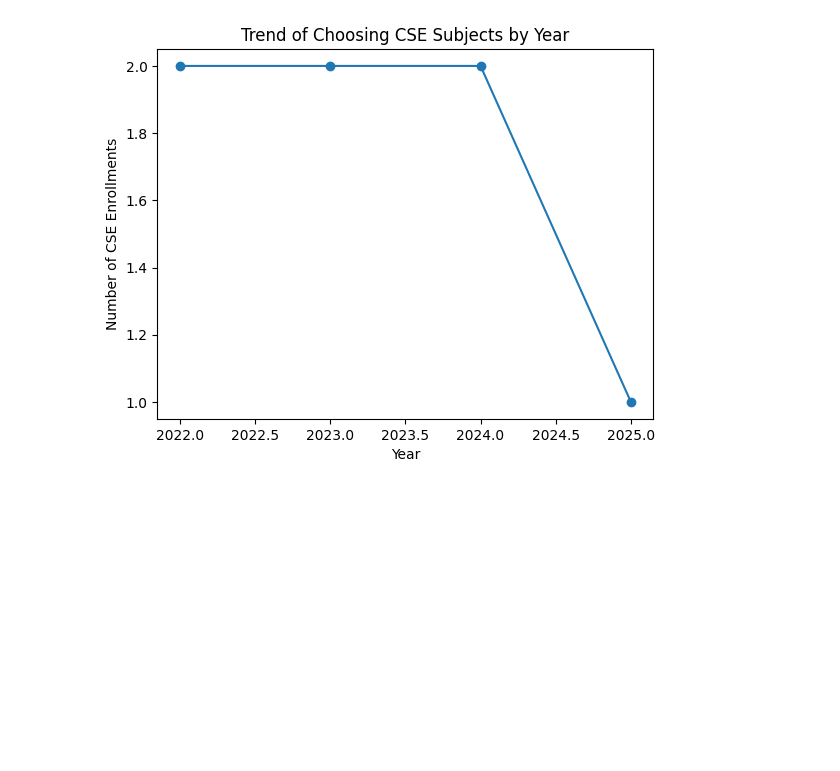
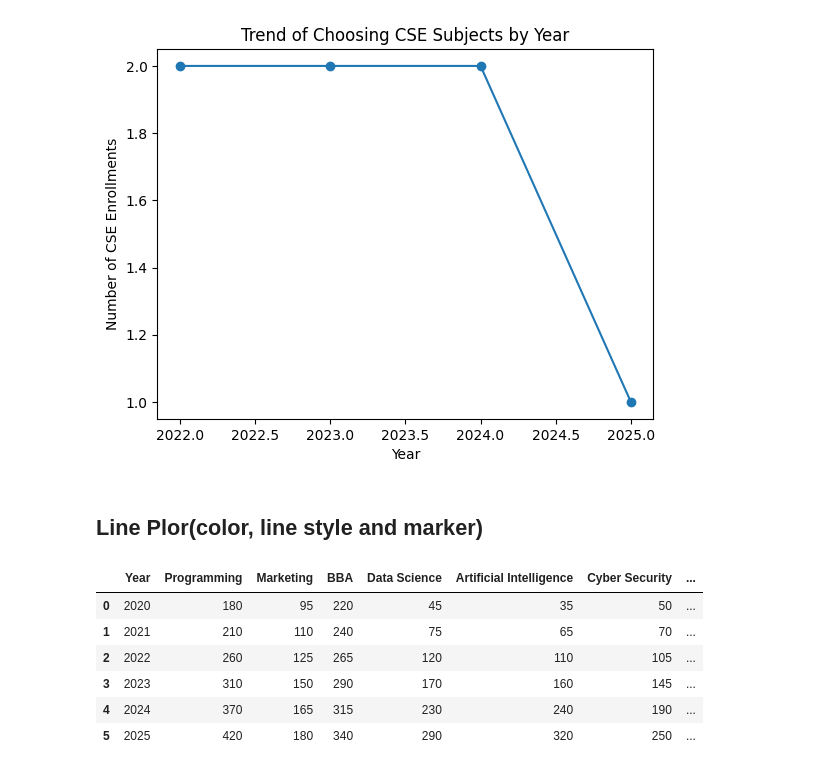
Before and after one commit to ZohanaZuthi/Phitron-AI-ML, a Jupyter notebook: Visualization_with_matplotlib/module_13.ipynb, the cells around one changed output. Cells and saved outputs as stored; diff of their text form; code cells hidden in the pictures; blank space fills up the shorter version.

```diff
--- a/Visualization_with_matplotlib/module_13.ipynb
+++ b/Visualization_with_matplotlib/module_13.ipynb
@@ -105,3 +105,16 @@ plt.title("Trend of Choosing CSE Subjects by Year")
 # %% [output]
 Text(0.5, 1.0, 'Trend of Choosing CSE Subjects by Year')
 [figure]
+# %% [markdown]
+## Line Plor(color, line style and marker)
+# %%
+df=pd.read_csv("../media/yearly_category_enrollment.csv")
+df
+# %% [output]
+|  | Year | Programming | Marketing | BBA | Data Science | Artificial Intelligence | Cyber Security | ... |
+| 0 | 2020 | 180 | 95 | 220 | 45 | 35 | 50 | ... |
+| 1 | 2021 | 210 | 110 | 240 | 75 | 65 | 70 | ... |
+| 2 | 2022 | 260 | 125 | 265 | 120 | 110 | 105 | ... |
+| 3 | 2023 | 310 | 150 | 290 | 170 | 160 | 145 | ... |
+| 4 | 2024 | 370 | 165 | 315 | 230 | 240 | 190 | ... |
+| 5 | 2025 | 420 | 180 | 340 | 290 | 320 | 250 | ... |
```
Also changed, not shown: parts of 2 cells of this notebook.
